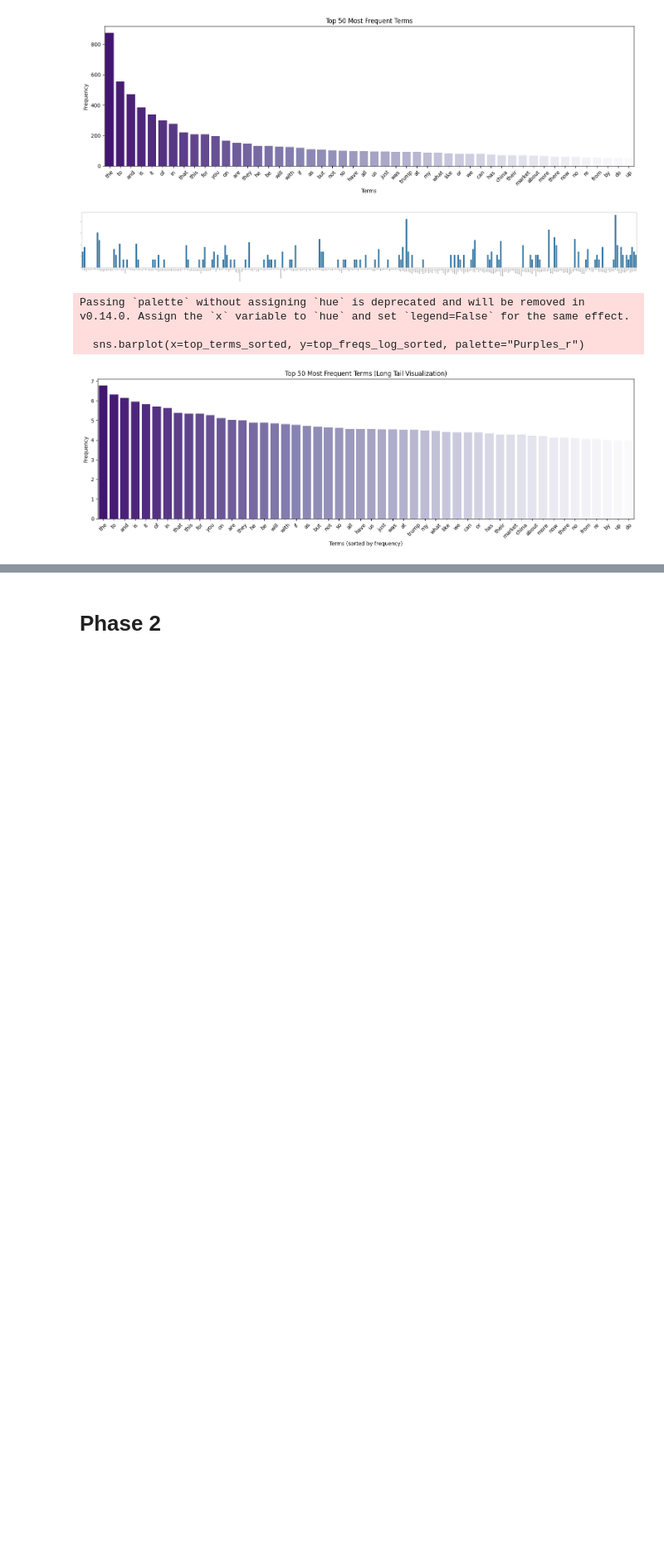
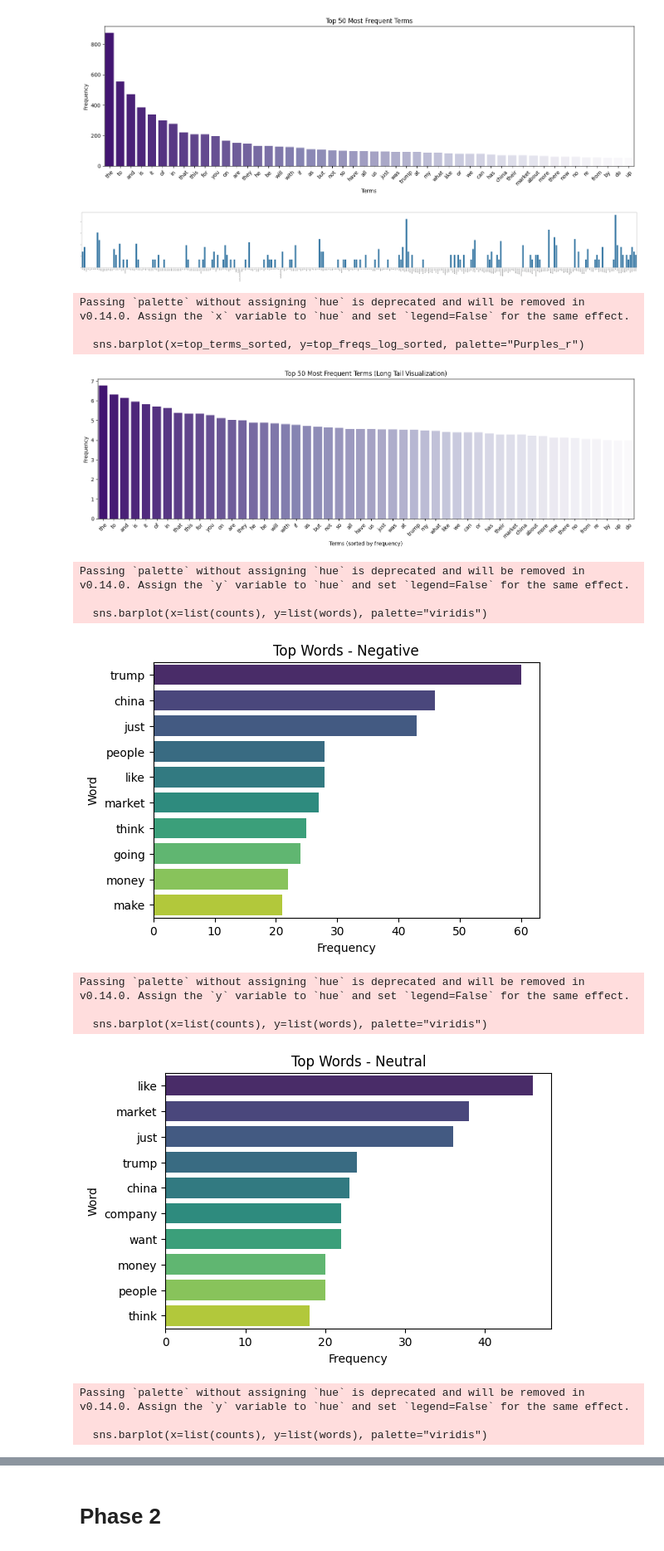
Before and after one commit to william-code87/DM2025-Lab1-Exercise, a Jupyter notebook: DM2025-Lab1-Homework.ipynb, the cells around one changed output, grey strips where cells are left out. Shown at 83% size. Cells and saved outputs as stored; diff of their text form; code cells hidden in the pictures; blank space fills up the shorter version.

Commit message:
Add homework phase 1 meaningful new data visualizations

```diff
--- a/DM2025-Lab1-Homework.ipynb
+++ b/DM2025-Lab1-Homework.ipynb
@@ -286,3 +286,39 @@ Passing `palette` without assigning `hue` is deprecated and will be removed in v
 
   sns.barplot(x=top_terms_sorted, y=top_freqs_log_sorted, palette="Purples_r")
 [figure]
+# %%
+# Top word per label
+def get_top_words(corpus, top_k=10):
+    vec = CountVectorizer(stop_words="english").fit(corpus)
+    bag_of_words = vec.transform(corpus)
+    sum_words = bag_of_words.sum(axis=0)
+    words_freq = [(word, sum_words[0, idx]) for word, idx in vec.vocabulary_.items()]
+    return sorted(words_freq, key=lambda x: x[1], reverse=True)[:top_k]
+
+for label, group in data.groupby("label"):
+    top_words = get_top_words(group["text"].astype(str), top_k=10)
+    words, counts = zip(*top_words) if top_words else ([], [])
+
+    plt.figure(figsize=(6,4))
+    sns.barplot(x=list(counts), y=list(words), palette="viridis")
+    if label == -1:
+        plt.title("Top Words - Negative")
+    elif label == 0:
+        plt.title("Top Words - Neutral")
+    else:
+        plt.title("Top Words - Positive")
+    plt.xlabel("Frequency")
+    plt.ylabel("Word")
+    plt.show()
+# %% [output]
+Passing `palette` without assigning `hue` is deprecated and will be removed in v0.14.0. Assign the `y` variable to `hue` and set `legend=False` for the same effect.
+
+  sns.barplot(x=list(counts), y=list(words), palette="viridis")
+[figure, added]
+Passing `palette` without assigning `hue` is deprecated and will be removed in v0.14.0. Assign the `y` variable to `hue` and set `legend=False` for the same effect.
+
+  sns.barplot(x=list(counts), y=list(words), palette="viridis")
+[figure, added]
+Passing `palette` without assigning `hue` is deprecated and will be removed in v0.14.0. Assign the `y` variable to `hue` and set `legend=False` for the same effect.
+
+  sns.barplot(x=list(counts), y=list(words), palette="viridis")
```
Also changed, not shown: parts of 3 cells of this notebook, 3 other files.
